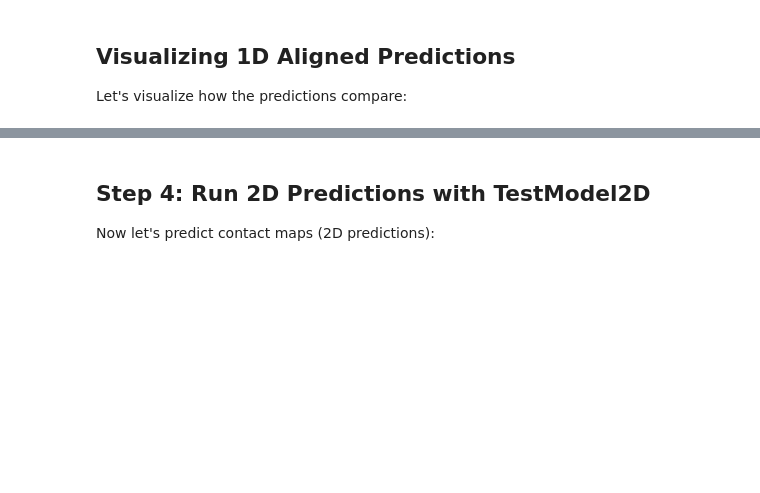
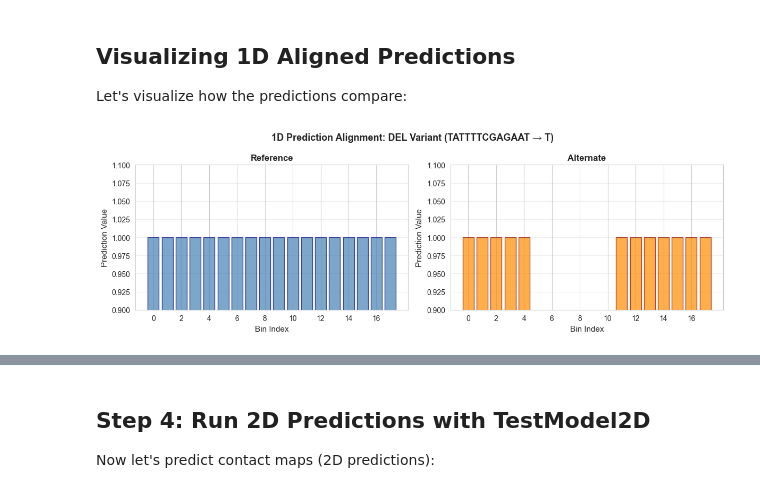
Before and after one commit to gladstone-institutes/supremo_lite, a Jupyter notebook: docs/notebooks/03_prediction_alignment.ipynb, the cells around one changed output, grey strips where cells are left out. Drawn from its saved outputs; the diff is of its cells as text; code cells hidden in the pictures; blank space fills up the shorter version.

Commit message:
remove unnessecary parts, fix missing tests and update notebooks

```diff
--- a/docs/notebooks/03_prediction_alignment.ipynb
+++ b/docs/notebooks/03_prediction_alignment.ipynb
@@ -149,16 +163,15 @@ TypeError: __init__() missing 1 required positional argument: 'seq_length'
 
 Now we align the predictions to account for coordinate changes caused by the variant:
 # %%
-# Align predictions for the first variant
-var_idx = 0
+# Align predictions
+var_idx = 2
 
 ref_aligned_1d, alt_aligned_1d = sl.align_predictions_by_coordinate(
-    ref_pred=ref_preds_1d[var_idx],
-    alt_pred=alt_preds_1d[var_idx],
-    metadata=metadata[var_idx],
+    ref_preds=ref_preds_1d[var_idx],
+    alt_preds=alt_preds_1d[var_idx],
+    metadata_row=metadata.iloc[var_idx].to_dict(),
     prediction_type="1D",
-    bin_size=model_1d.bin_size,
-    crop_length=model_1d.crop_length
+    bin_size=model_1d.bin_length
 )
 
 print(f"Aligned prediction shapes:")
@@ -166,6 +179,6 @@ print(f"  Reference aligned: {ref_aligned_1d.shape}")
 print(f"  Alternate aligned: {alt_aligned_1d.shape}")
 
 print(f"\nVariant info:")
-print(f"  Type: {metadata[var_idx]['variant_type']}")
-print(f"  {metadata[var_idx]['ref']} → {metadata[var_idx]['alt']}")
-print(f"  Position: {metadata[var_idx]['chrom']}:{metadata[var_idx]['variant_pos1']}")
+print(f"  Type: {metadata.iloc[var_idx]['variant_type']}")
+print(f"  {metadata.iloc[var_idx]['ref']} → {metadata.iloc[var_idx]['alt']}")
+print(f"  Position: {metadata.iloc[var_idx]['chrom']}:{metadata.iloc[var_idx]['variant_pos1']}")
@@ -174,8 +196,69 @@ print(f"  Position: {metadata[var_idx]['chrom']}:{metadata[var_idx]['variant_pos
 
 Let's visualize how the predictions compare:
 # %%
+# Convert to numpy for plotting
+ref_1d_np = ref_aligned_1d.cpu().numpy() if hasattr(ref_aligned_1d, 'cpu') else ref_aligned_1d
+alt_1d_np = alt_aligned_1d.cpu().numpy() if hasattr(alt_aligned_1d, 'cpu') else alt_aligned_1d
+
+# Create figure with two panels: ref and alt
+fig, axes = plt.subplots(1, 2, figsize=(12, 4))
+
+# Calculate bin positions (integer indices)
+bin_indices = np.arange(len(ref_1d_np[0]))
+
+# Reference predictions
+ax_ref = axes[0]
+ax_ref.bar(bin_indices, ref_1d_np[0], color='steelblue', alpha=0.7, edgecolor='navy')
+ax_ref.set_xlabel('Bin Index', fontsize=11)
+ax_ref.set_ylabel('Prediction Value', fontsize=11)
+ax_ref.set_title('Reference', fontsize=12, fontweight='bold')
+ax_ref.grid(True, alpha=0.3, axis='y')
+ax_ref.set_xticks(bin_indices[::2])  # Show every other tick to avoid crowding
+
+# Alternate predictions
+ax_alt = axes[1]
+ax_alt.bar(bin_indices, alt_1d_np[0], color='darkorange', alpha=0.7, edgecolor='darkred')
+ax_alt.set_xlabel('Bin Index', fontsize=11)
+ax_alt.set_ylabel('Prediction Value', fontsize=11)
+ax_alt.set_title('Alternate', fontsize=12, fontweight='bold')
+ax_alt.grid(True, alpha=0.3, axis='y')
+ax_alt.set_xticks(bin_indices[::2])  # Show every other tick to avoid crowding
+
+# Add annotation pointing to the gap where deletion occurred
+masked_bins = np.isnan(alt_1d_np[0])
+if np.any(masked_bins):
+    masked_indices = bin_indices[masked_bins]
+    gap_start = masked_indices[0]
+    gap_end = masked_indices[-1]
+    gap_center = (gap_start + gap_end) / 2
+
+    ax_alt.annotate(f'Deletion masked\n(bins {gap_start}-{gap_end})',
+                   xy=(gap_center, 0.5),
+                   xytext=(gap_center + 3, 0.7),
+                   fontsize=10,
+                   fontweight='bold',
+                   color='red',
+                   ha='left',
+                   arrowprops=dict(arrowstyle='->', color='red', lw=2))
+
+# Keep y-axis limits consistent
+y_min = np.nanmin([ref_1d_np[0].min(), np.nanmin(alt_1d_np[0])])
+y_max = np.nanmax([ref_1d_np[0].max(), np.nanmax(alt_1d_np[0])])
+for ax in axes:
+    ax.set_ylim([y_min - 0.1, y_max + 0.1])
+
+fig.suptitle(f'1D Prediction Alignment: {metadata.iloc[var_idx]["variant_type"]} Variant '
+             f'({metadata.iloc[var_idx]["ref"]} → {metadata.iloc[var_idx]["alt"]})',
+             fontsize=13, fontweight='bold')
+plt.tight_layout()
+plt.show()
+
 print("\nInterpretation:")
-print("• Blue circles: Reference allele predictions")
-print("• Orange squares: Alternate allele predictions")
-print("• Red dashed line: Variant position")
-print("• NaN values (gaps) show regions affected by indels")
+print("• Left: Reference allele predictions (blue bars) - all 20 bins present")
+print("• Right: Alternate allele predictions (orange bars) - notice the GAP")
+print("• The missing bars in the alternate plot represent the deletion")
+print("  - Bins 5-10 are masked (NaN values) because the sequence was deleted")
+print("  - This maintains coordinate alignment between reference and alternate")
+print("• With real models, you would see prediction changes around the deletion")
+# %% [output]
+[figure, added]
```
Also changed, not shown: parts of 15 cells of this notebook, 16 other files.
